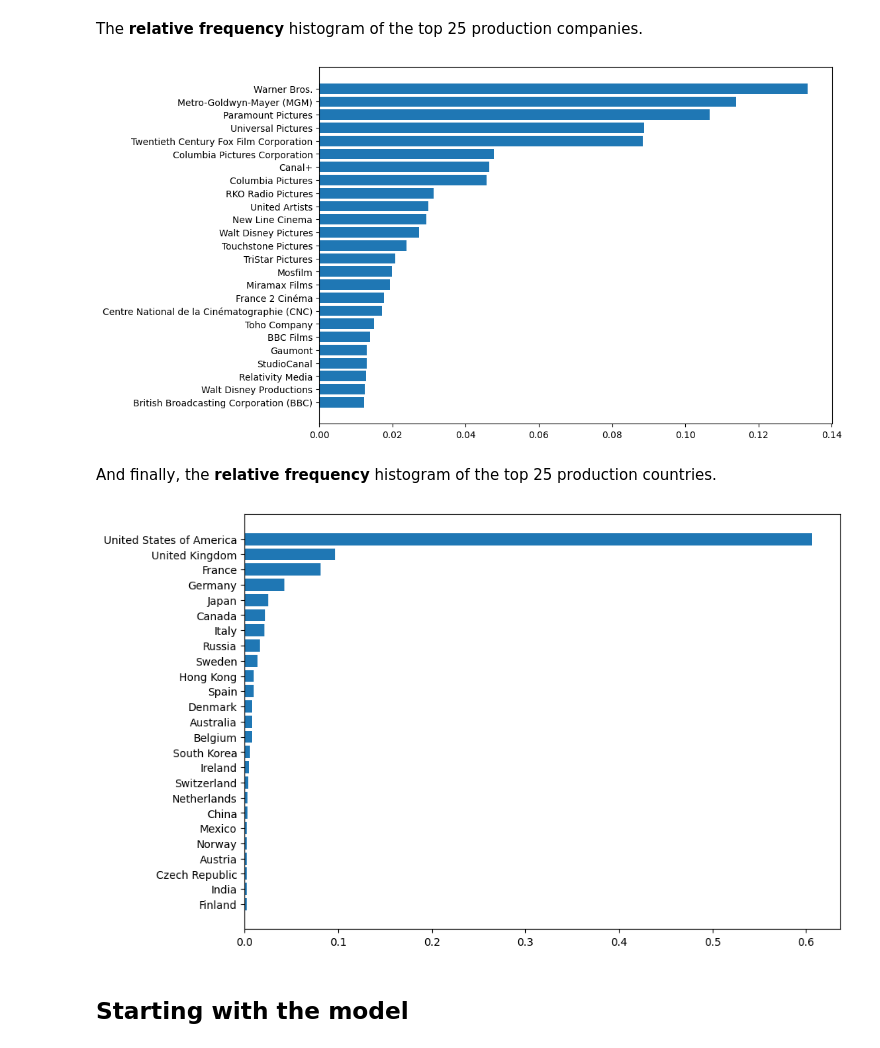
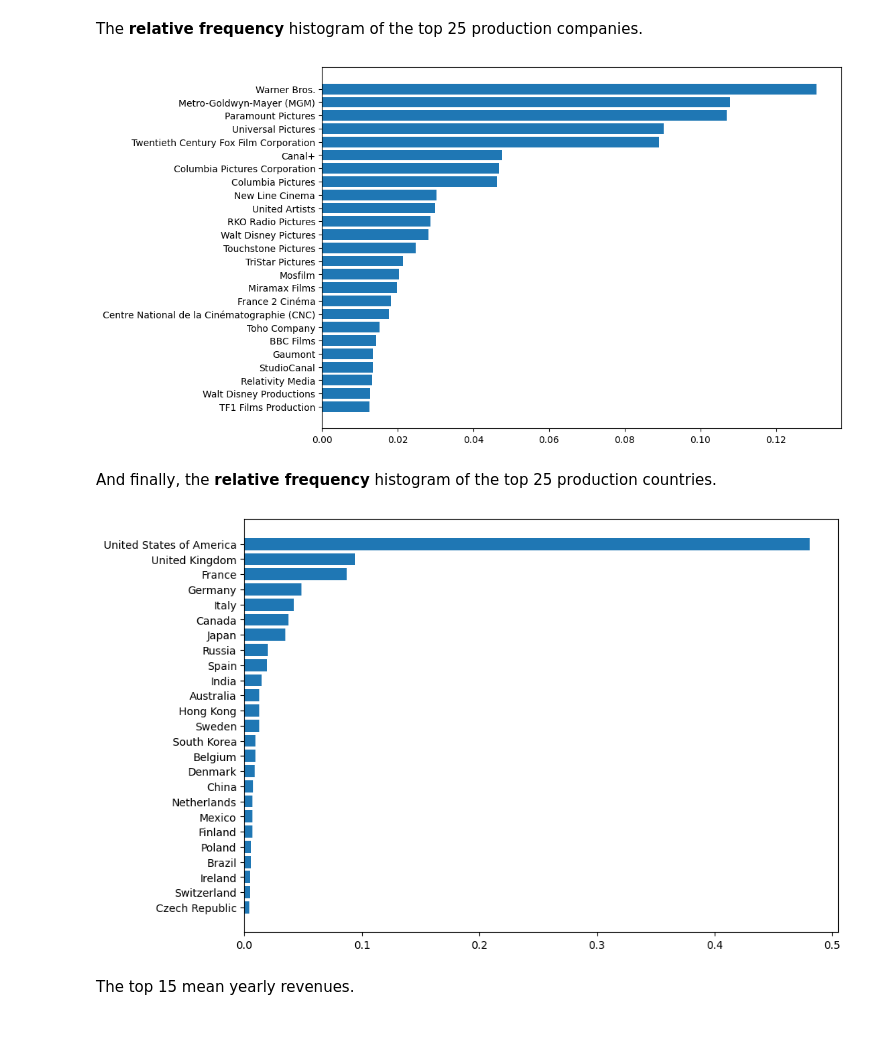
Before and after one commit to kevinkliimask/ids2022, a Jupyter notebook: Final_notebook_demo.ipynb, the cells around one changed output. Saved outputs shown, nothing was run; the diff lists cells and outputs as text; code cells hidden in the pictures.

```diff
--- a/Final_notebook_demo.ipynb
+++ b/Final_notebook_demo.ipynb
@@ -16,12 +16,16 @@ We will be using the selected columns from the report.
 # %%
 import pandas as pd
 import matplotlib.pyplot as plt
+from sklearn.preprocessing import MultiLabelBinarizer
+from sklearn.model_selection import train_test_split
+from sklearn.linear_model import LinearRegression, Ridge, Lasso
+import math
 import ast
 %matplotlib inline
 
 data = pd.read_csv('movies_metadata.csv', skiprows=[19730, 19731, 29503, 29504, 35587, 35588],
-                   usecols=['id', 'original_title', 'original_language', 'genres', 'production_companies',
-                            'production_countries', 'runtime', 'vote_average'])
+                   usecols=['original_title', 'original_language', 'genres', 'production_companies',
+                            'production_countries', 'runtime', 'revenue', 'release_date', 'vote_average'])
 # %% [markdown]
 ## Preprocessing the data
 
@@ -29,8 +33,7 @@ First off we'll remove all the duplicate rows (movies) and then lose the **'id'*
 # %%
 print(f'The number of movies before removing the duplicates: {len(data)}')
-data = data.drop_duplicates(subset='id', ignore_index=True)
+data = data.drop_duplicates(ignore_index=True)
 
-data = data.drop(columns=['id'])
 print(f'The number of movies after removing the duplicates: {len(data)}')
 
 data.head()
@@ -72,7 +76,8 @@ Next we will remove all the movies that have:
 print(f'The number of movies before removing all of the mentioned movies above: {len(data)}')
 
 data = data.dropna()
-data = data[(data.runtime > 0) & (data.genres.str.len() > 0) & (data.production_companies.str.len() > 0) & (data.production_countries.str.len() > 0)]
+data = data[(data.runtime > 0) & (data.vote_average > 0) & (data.genres.str.len() > 0) & (data.production_companies.str.len() > 0) & (data.production_countries.str.len() > 0)]
+data = data.reset_index(drop=True)
 
 print(f'The number of movies after removing all of the mentioned movies above: {len(data)}')
 # %% [output]
@@ -129,17 +116,3 @@ We will start with counting the **frequencies** of **genres**, **production comp
-# %%
-genres_dict = {}
-companies_dict = {}
-countries_dict = {}
-
-for index, row in data.iterrows():
-    for genre in row['genres']:
-        genres_dict[genre] = genres_dict.get(genre, 0) + 1
-
-    for company in row['production_companies']:
-        companies_dict[company] = companies_dict.get(company, 0) + 1
-
-    for country in row['production_countries']:
-        countries_dict[country] = countries_dict.get(country, 0) + 1
 # %%
 data.head()
 # %% [output]
@@ -217,21 +191,21 @@ plt.gca().invert_yaxis()
 
 plt.show()
 # %% [output]
-[figure, old version]
+[figure, new version]
 # %% [markdown]
 And finally, the **relative frequency** histogram of the top 25 production countries.
 # %%
-countries_dict = dict(sorted(countries_dict.items(), key=lambda x: x[1], reverse=True)[:25])
+countries_dict = dict(sorted(countries_dict.items(), key=lambda x: x[1], reverse=True))
 total_number = 0
-for freq in countries_dict.values():
+for freq in list(countries_dict.values())[:25]:
     total_number += freq
 
 plt.figure(figsize=(10, 7))
-plt.barh( list(countries_dict.keys()), [freq / total_number for freq in countries_dict.values()], align='center')
+plt.barh(list(countries_dict.keys())[:25], [freq / total_number for freq in list(countries_dict.values())[:25]], align='center')
 plt.gca().invert_yaxis()
 
 plt.show()
 # %% [output]
-[figure, old version]
+[figure, new version]
-# %% [markdown]
-## Starting with the model
+# %% [markdown]
+The top 15 mean yearly revenues.
```
Also changed, not shown: parts of 47 cells of this notebook.
